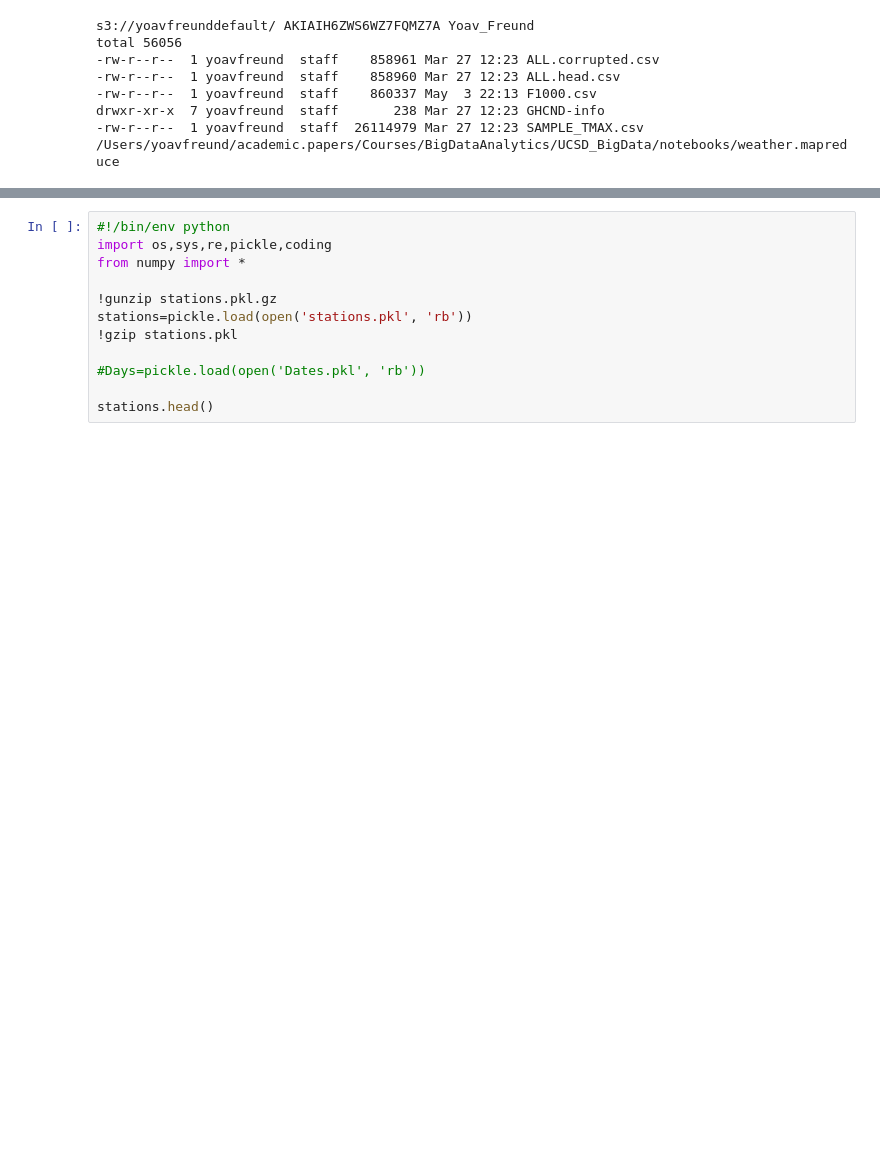
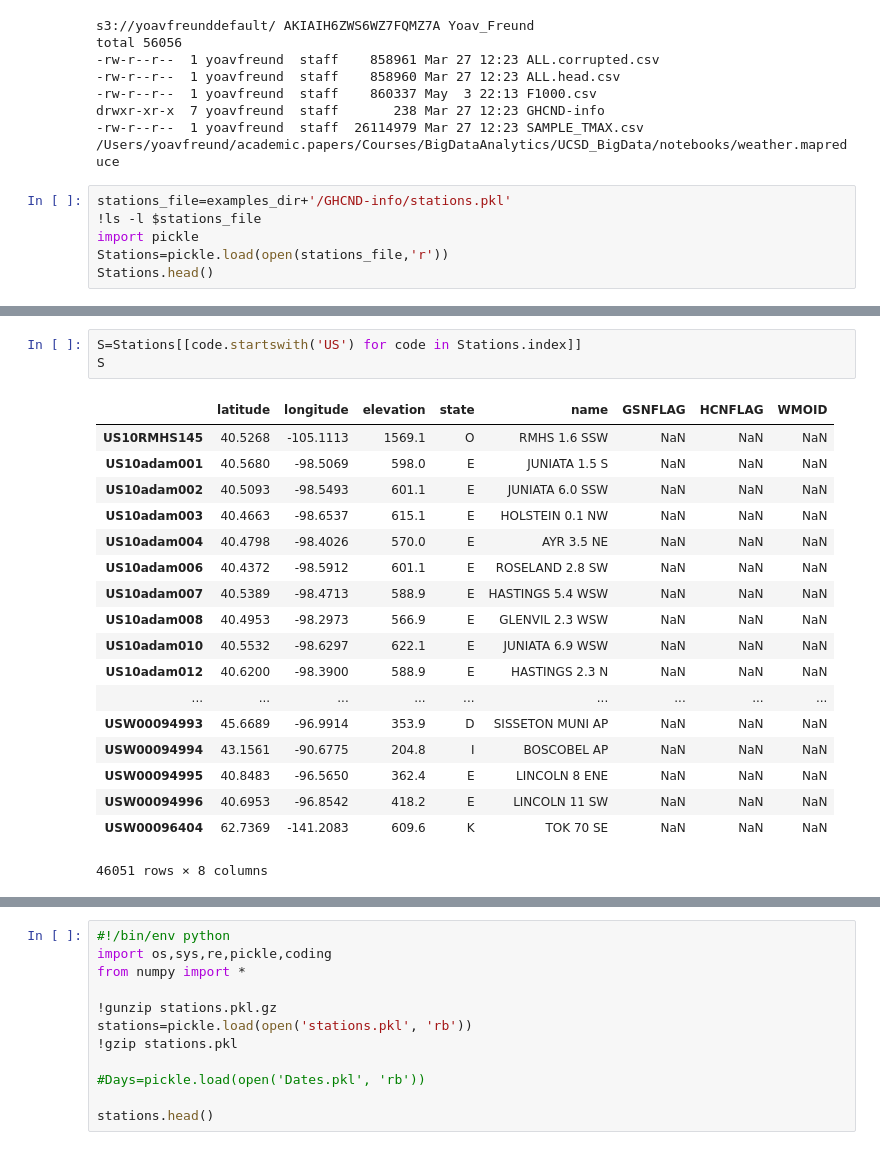
Before and after one commit to yoavfreund/UCSD_BigData_2015, a Jupyter notebook: notebooks/weather.mapreduce/weather_MRjob.ipynb, the cells around one changed output, grey strips where cells are left out. Saved outputs shown, nothing was run; the diff lists cells and outputs as text; blank space fills up the shorter version.

Commit message:
loading stations.pkl

```diff
--- a/notebooks/weather.mapreduce/weather_MRjob.ipynb
+++ b/notebooks/weather.mapreduce/weather_MRjob.ipynb
@@ -37,3 +37,9 @@ total 56056
 drwxr-xr-x  7 yoavfreund  staff       238 Mar 27 12:23 GHCND-info
 -rw-r--r--  1 yoavfreund  staff  26114979 Mar 27 12:23 SAMPLE_TMAX.csv
 /Users/yoavfreund/academic.papers/Courses/BigDataAnalytics/UCSD_BigData/notebooks/weather.mapreduce
+# %%
+stations_file=examples_dir+'/GHCND-info/stations.pkl'
+!ls -l $stations_file
+import pickle
+Stations=pickle.load(open(stations_file,'r'))
+Stations.head()
@@ -39,0 +61,22 @@ drwxr-xr-x  7 yoavfreund  staff       238 Mar 27 12:23 GHCND-info
+# %%
+S=Stations[[code.startswith('US') for code in Stations.index]]
+S
+# %% [output]
+|  | latitude | longitude | elevation | state | name | GSNFLAG | HCNFLAG | WMOID |
+| US10RMHS145 | 40.5268 | -105.1113 | 1569.1 | O | RMHS 1.6 SSW | NaN | NaN | NaN |
+| US10adam001 | 40.5680 | -98.5069 | 598.0 | E | JUNIATA 1.5 S | NaN | NaN | NaN |
+| US10adam002 | 40.5093 | -98.5493 | 601.1 | E | JUNIATA 6.0 SSW | NaN | NaN | NaN |
+| US10adam003 | 40.4663 | -98.6537 | 615.1 | E | HOLSTEIN 0.1 NW | NaN | NaN | NaN |
+| US10adam004 | 40.4798 | -98.4026 | 570.0 | E | AYR 3.5 NE | NaN | NaN | NaN |
+| US10adam006 | 40.4372 | -98.5912 | 601.1 | E | ROSELAND 2.8 SW | NaN | NaN | NaN |
+| US10adam007 | 40.5389 | -98.4713 | 588.9 | E | HASTINGS 5.4 WSW | NaN | NaN | NaN |
+| US10adam008 | 40.4953 | -98.2973 | 566.9 | E | GLENVIL 2.3 WSW | NaN | NaN | NaN |
+| US10adam010 | 40.5532 | -98.6297 | 622.1 | E | JUNIATA 6.9 WSW | NaN | NaN | NaN |
+| US10adam012 | 40.6200 | -98.3900 | 588.9 | E | HASTINGS 2.3 N | NaN | NaN | NaN |
+| ... | ... | ... | ... | ... | ... | ... | ... | ... |
+| USW00094993 | 45.6689 | -96.9914 | 353.9 | D | SISSETON MUNI AP | NaN | NaN | NaN |
+| USW00094994 | 43.1561 | -90.6775 | 204.8 | I | BOSCOBEL AP | NaN | NaN | NaN |
+| USW00094995 | 40.8483 | -96.5650 | 362.4 | E | LINCOLN 8 ENE | NaN | NaN | NaN |
+| USW00094996 | 40.6953 | -96.8542 | 418.2 | E | LINCOLN 11 SW | NaN | NaN | NaN |
+| USW00096404 | 62.7369 | -141.2083 | 609.6 | K | TOK 70 SE | NaN | NaN | NaN |
+46051 rows × 8 columns
```
Also changed, not shown: parts of 4 cells of this notebook.
